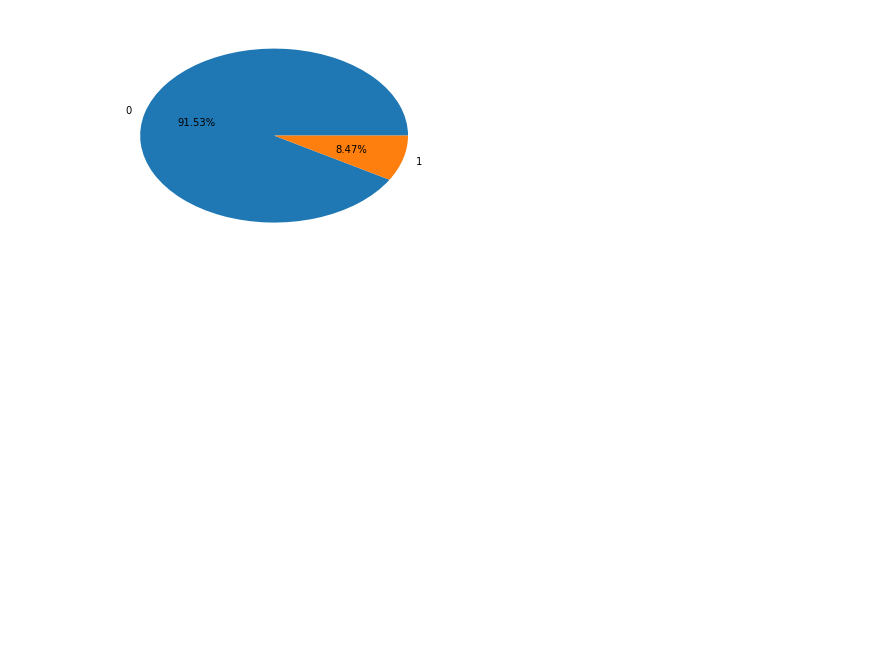
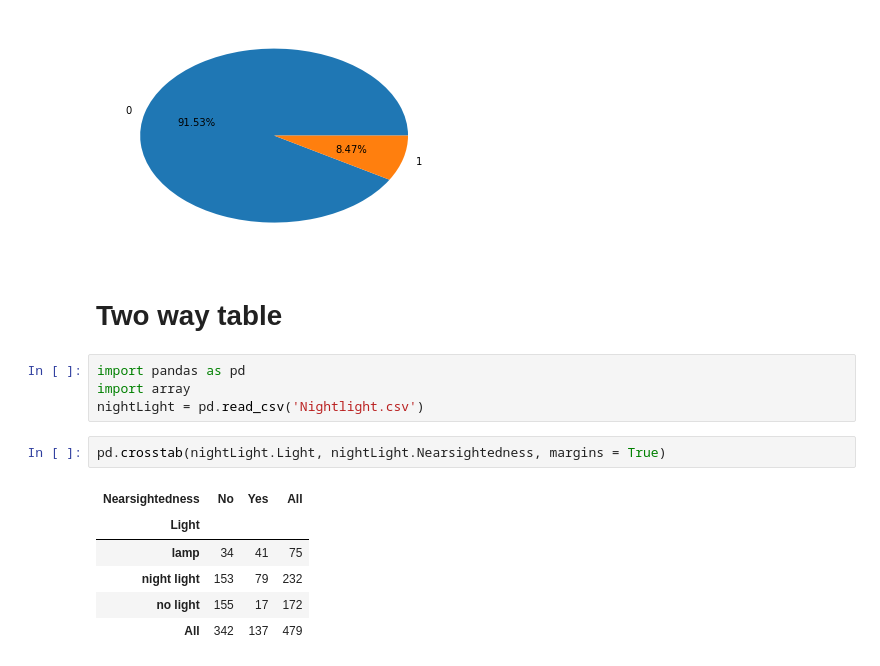
Before and after one commit to uoflCoder/StanfordStats, a Jupyter notebook: Examining Distributions.ipynb, the cells around one changed output. Drawn from its saved outputs; the diff is of its cells as text; blank space fills up the shorter version.

Commit message:
Nightlight completed

```diff
--- a/Examining Distributions.ipynb
+++ b/Examining Distributions.ipynb
@@ -199,3 +199,18 @@ plt.pie(pie_chart, labels = pie_chart.index.tolist(), autopct = '%1.02f%%')
 plt.show()
 # %% [output]
 [figure]
+# %% [markdown]
+# Two way table
+# %%
+import pandas as pd
+import array
+nightLight = pd.read_csv('Nightlight.csv')
+# %%
+pd.crosstab(nightLight.Light, nightLight.Nearsightedness, margins = True)
+# %% [output]
+| Nearsightedness | No | Yes | All |
+| Light |  |  |  |
+| lamp | 34 | 41 | 75 |
+| night light | 153 | 79 | 232 |
+| no light | 155 | 17 | 172 |
+| All | 342 | 137 | 479 |
```
Also changed, not shown: parts of 1 cell of this notebook, 1 other file.
